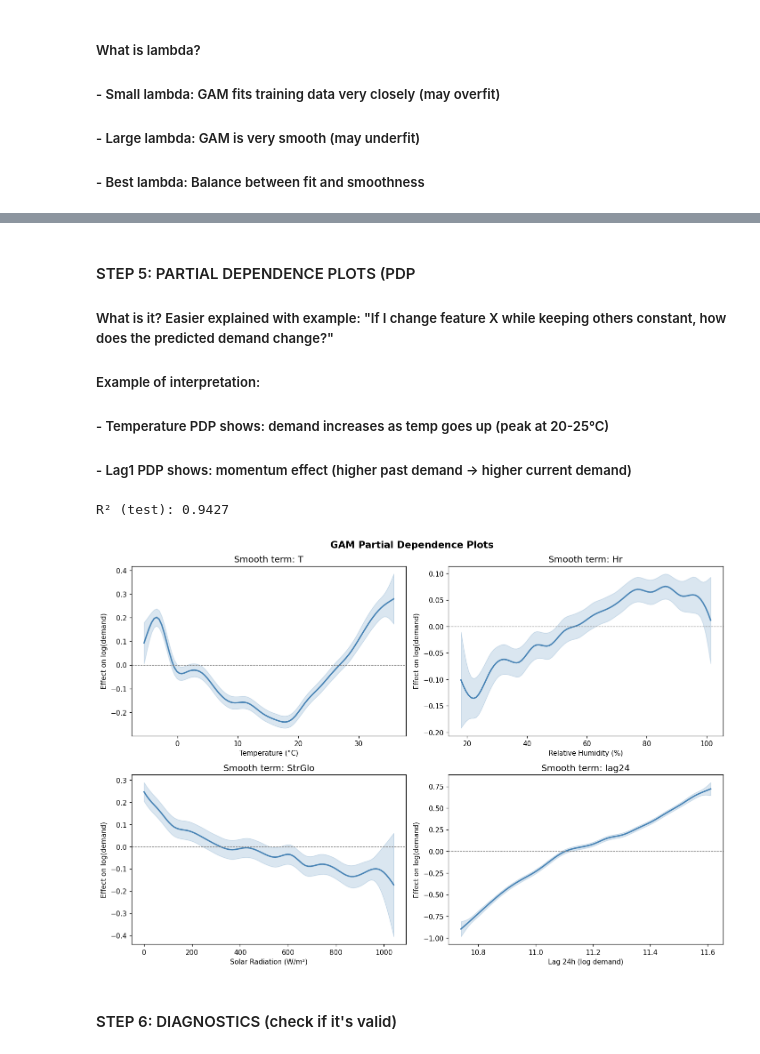
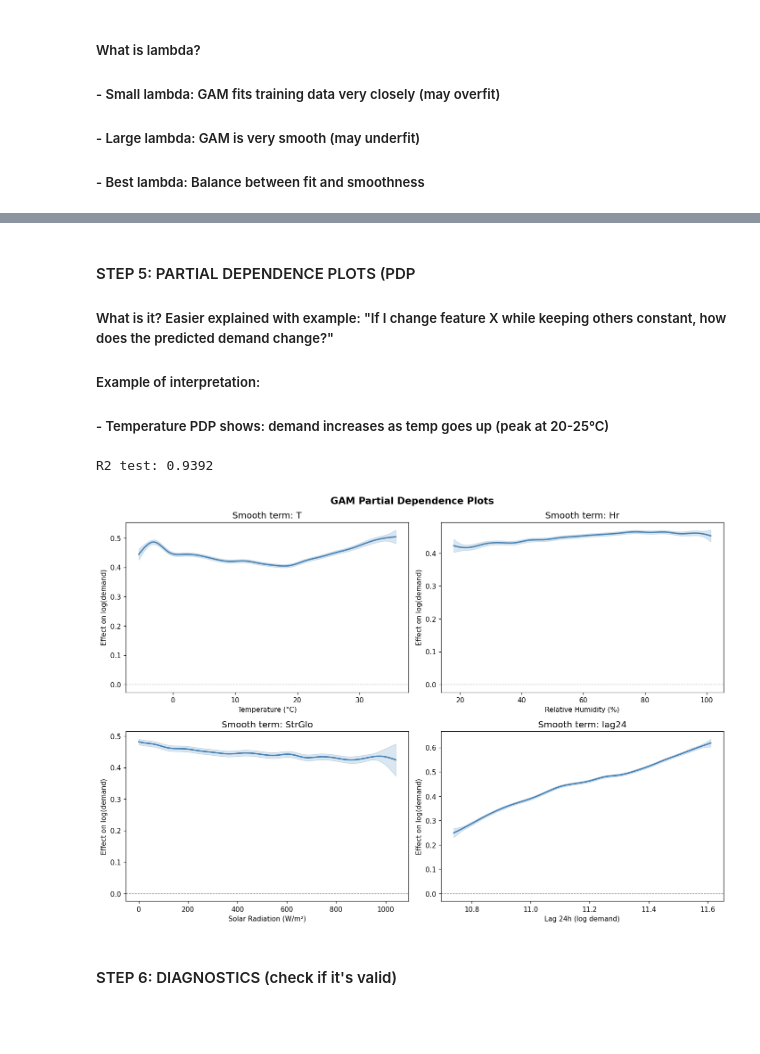
Before and after one commit to EllieTheAnalyst/ml1-electricity-demand-zurich, a Jupyter notebook: notebooks/05_gam.ipynb, the cells around one changed output, grey strips where cells are left out. Saved outputs shown, nothing was run; the diff lists cells and outputs as text; code cells hidden in the pictures; blank space fills up the shorter version.

```diff
--- a/notebooks/05_gam.ipynb
+++ b/notebooks/05_gam.ipynb
@@ -126,18 +129,18 @@ y_test_scaled = scaler_y.transform(y_test.reshape(-1, 1)).ravel()
 ##### - Best lambda: Balance between fit and smoothness
 # %%
 gam = GAM(
-    s(0) + s(1) +    # hour_sin, hour_cos (Index 0-1)
-    s(2) + s(3) +    # month_sin, month_cos (Index 2-3)
+    l(0) + l(1) +    # hour_sin, hour_cos (Index 0-1)
+    l(2) + l(3) +    # month_sin, month_cos (Index 2-3)
     f(4) + f(5) +    # dayofweek, is_weekend (Index 4-5) - categorical
     s(6) + s(7) +    # T (temp), Hr (humidity) (Index 6-7)
     s(8) +           # StrGlo (solar radiation) (Index 8)
     s(9) +          # demand_log_lag24 (Index )
     s(10)            # demand_log_lag168 (Index 10)
 )
-
-gam.gridsearch(X_train_scaled, y_train_scaled,
+gam.gridsearch(X_train_scaled, y_train,
                lam=np.logspace(-3, 3, 25), progress=False)
 
+print(gam.summary())
 print(f'Best λ (lambda): {gam.lam}')
 print(f'GCV score: {gam.statistics_["GCV"]:.6f}')
 print(f'R² (train): {gam.statistics_["pseudo_r2"]["explained_deviance"]:.4f}')
@@ -150,55 +173,57 @@ R² (train): 0.9404
 ##### What is it? Easier explained with example: "If I change feature X while keeping others constant, how does the predicted demand change?"
 ##### Example of interpretation:
 ##### - Temperature PDP shows: demand increases as temp goes up (peak at 20-25°C)
-##### - Lag1 PDP shows: momentum effect (higher past demand -> higher current demand)
 # %%
 # --- 1. Evaluate Model on Test Set ---
-fitted_test_scaled = gam.predict(X_test_scaled)
-r2_test = r2_score(y_test_scaled, fitted_test_scaled)
 
-print(f'R² (test): {r2_test:.4f}')
+fitted_test = gam.predict(X_test_scaled)
+r2_test = r2_score(y_test, fitted_test)
+print(f'R2 test: {r2_test:.4f}')
 
 pdp_terms = [
     (6, 'T',        'Temperature (°C)'),
     (7, 'Hr',       'Relative Humidity (%)'),
     (8, 'StrGlo',   'Solar Radiation (W/m²)'),
-    (9, 'lag24',     'Lag 24h (log demand)'),
+    (9, 'lag24',    'Lag 24h (log demand)'),
 ]
 
 fig, axes = plt.subplots(2, 2, figsize=(13, 9))
 
 for ax, (col_index, name, label) in zip(axes.flat, pdp_terms):
 
-    # Ask the model for the scaled X grid (the Z-scores)
+# Ask the model for the scaled X grid (the Z-scores)
     grid_scaled = gam.generate_X_grid(term=col_index)
 
-    # Get the Y-axis effect and the confidence bands
+# Get the Y-axis effect
     y_effect, confidence_bands = gam.partial_dependence(term=col_index, X=grid_scaled, width=0.95)
 
-    # Convert the scaled grid back into real numbers (Celsius)
-    grid_real = scaler_X.inverse_transform(grid_scaled)
+#Extract just the 5 continuous columns we scaled earlier [6, 7, 8, 9, 10]
+    continuous_cols_only = grid_scaled[:, [6, 7, 8, 9, 10]]
 
-    # Extract specific column we need for the X-axis
-    x_real = grid_real[:, col_index]
+#Inverse transform just those 5 columns
+    continuous_cols_real = scaler_X.inverse_transform(continuous_cols_only)
 
-    # Plot the line and the shaded confidence area
+    idx_in_scaler = [6, 7, 8, 9, 10].index(col_index)
+
+    x_real = continuous_cols_real[:, idx_in_scaler]
+
     ax.plot(x_real, y_effect, color='steelblue', lw=2)
 
     ax.fill_between(x_real, confidence_bands[:, 0], confidence_bands[:, 1],
                     alpha=0.2, color='steelblue')
 
     ax.axhline(0, color='grey', lw=0.8, ls='--')
     ax.set_xlabel(label)
     ax.set_ylabel('Effect on log(demand)')
     ax.set_title(f'Smooth term: {name}')
 
 fig.suptitle('GAM Partial Dependence Plots', fontsize=14, fontweight='bold')
 plt.tight_layout()
 plt.savefig('../outputs/figures/05_gam/05_13_gam_pdp.png', bbox_inches='tight')
 plt.show()
 # %% [output]
-R² (test): 0.9427
+R2 test: 0.9392
-[figure, old version]
+[figure, new version]
 # %% [markdown]
 #### STEP 6: DIAGNOSTICS (check if it's valid)
 # %%
```
Also changed, not shown: parts of 9 cells of this notebook.
